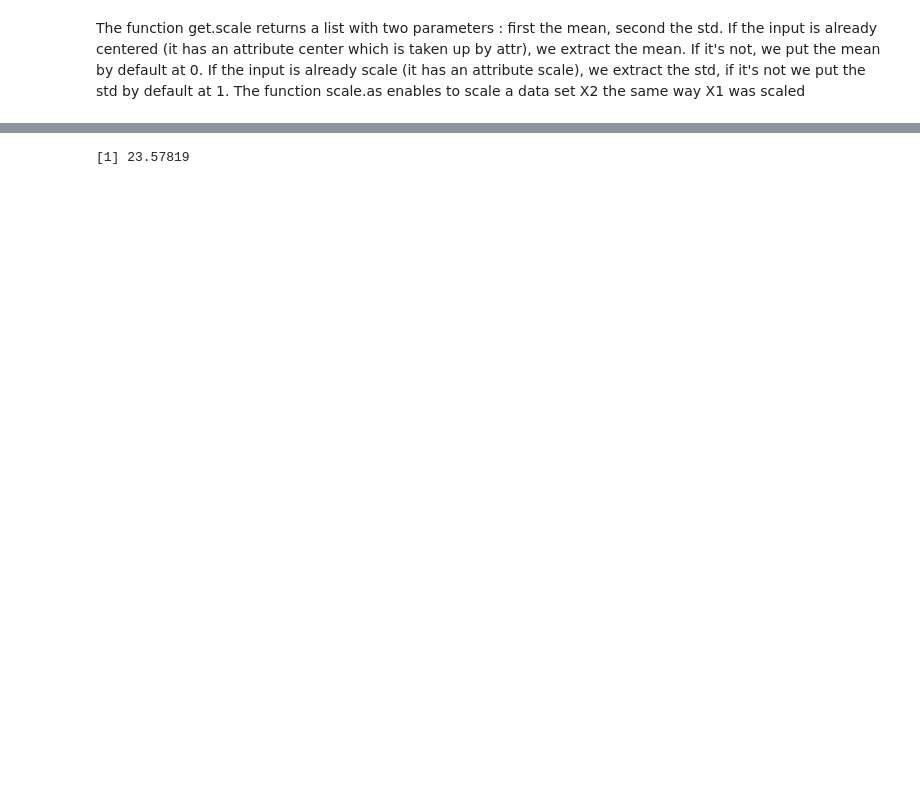
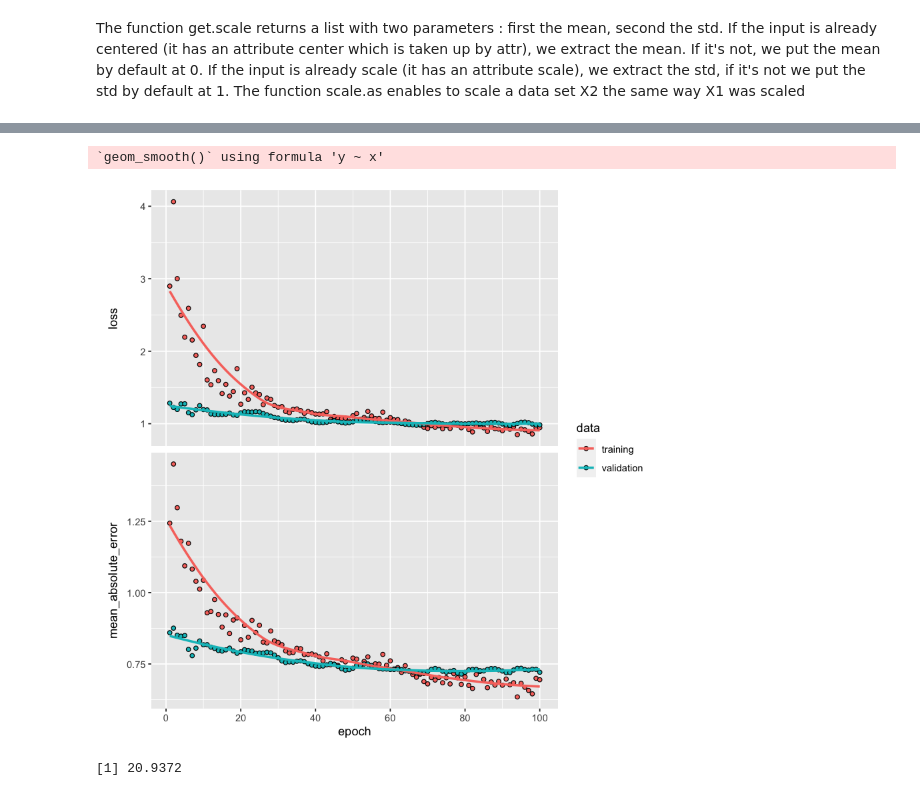
Before and after one commit to BenoitDelec/BIO-322--Predicting-odour-pleasantness-using-ML, a Jupyter notebook: src/Neural_Net.ipynb, the cells around one changed output, grey strips where cells are left out. Saved outputs shown, nothing was run; the diff lists cells and outputs as text; code cells hidden in the pictures; blank space fills up the shorter version.

```diff
--- a/src/Neural_Net.ipynb
+++ b/src/Neural_Net.ipynb
@@ -54,13 +60,17 @@ idx.train <- sample(1:len, 2*len/3)
 
 train.x <- x[idx.train,]
 train.y <- y[idx.train]
-test.x <- x[-idx.train,]
-test.y <- y[-idx.train]
+validation.x <- x[-idx.train,]
+validation.y <- y[-idx.train]
+
 
 train.x.prep <- scale(train.x, center = T, scale = T)
 train.y.prep <- scale(train.y, center = T, scale = T)
 
-test.x.scaled = scale.as.x(test.x,train.x.prep)
-test.y.scaled = scale.as.y(test.y,train.y.prep)
+validation.x.scaled = scale.as.x(validation.x,train.x.prep)
+validation.y.scaled = scale.as.y(validation.y,train.y.prep)
 #We have 472 rows in the training set, and 472 for the test set
 #Training data is scaled
+
+
+test.x.scaled = scale.as.x(test.x,train.x.prep)
@@ -67,26 +95,34 @@ test.y.scaled = scale.as.y(test.y,train.y.prep)
 # %%
+set.seed(100)
 nn <- keras_model_sequential()
 nn <- nn %>%
       layer_dense(units = 100, activation = 'relu', input_shape = c(dim(train.x)[2]),
                   kernel_regularizer = regularizer_l2(l = 0.001)) %>%
-      #layer_dropout(rate=0.25)%>%
+      layer_dropout(rate=0.4)%>%
       layer_dense(units = 100, activation = 'relu') %>%
-      #layer_dropout(rate=0.25)%>%
+      layer_dropout(rate=0.4)%>%
       layer_dense(units = 100, activation = 'relu') %>%
+      layer_dropout(rate=0.4)%>%
       layer_dense(units = 1, activation = 'linear')
 # %%
 nn %>% compile(optimizer = "adam", loss = "mean_squared_error", metrics = list("mean_absolute_error"))
 # %%
+set.seed(100)
 history <- nn %>% fit(as.matrix(train.x.prep),
                       as.matrix(train.y.prep),
                       verbose = 0,
-                      batch_size = 100,
-                      validation_data = list(as.matrix(test.x.scaled),as.matrix(test.y.scaled)),
-                      epochs = 500)
+                      batch_size = 128,
+                      validation_data = list(as.matrix(validation.x.scaled),as.matrix(validation.y.scaled)),
+                      epochs = 100)
+# %%
+plot(history)
+# %% [output]
+`geom_smooth()` using formula 'y ~ x'
+[figure, added]
 # %%
-nn.pred <- predict(nn, as.matrix(test.x.scaled))
+nn.pred <- predict(nn, as.matrix(validation.x.scaled))
 nn.pred.unscaled = unscale.y(nn.pred, train.y.prep)
 
-sqrt(mean((nn.pred.unscaled - test.y)^2))
+sqrt(mean((nn.pred.unscaled - validation.y)^2))
 # %% [output]
-[1] 23.57819
+[1] 20.9372
```
Also changed, not shown: parts of 3 cells of this notebook, 2 other files.
